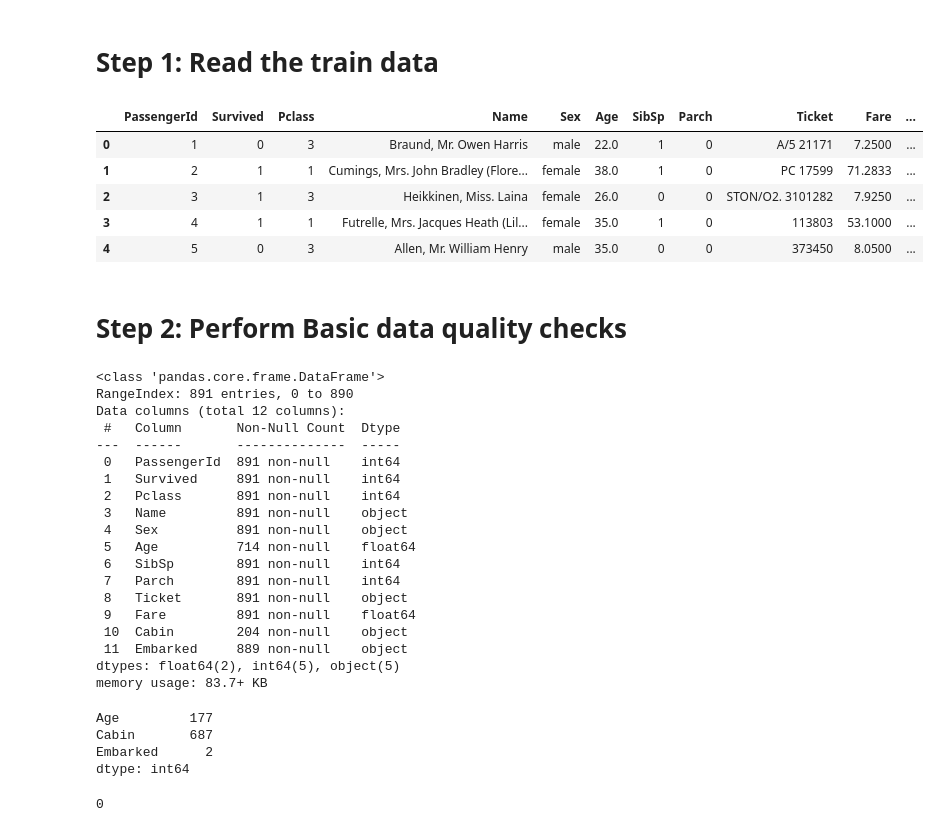
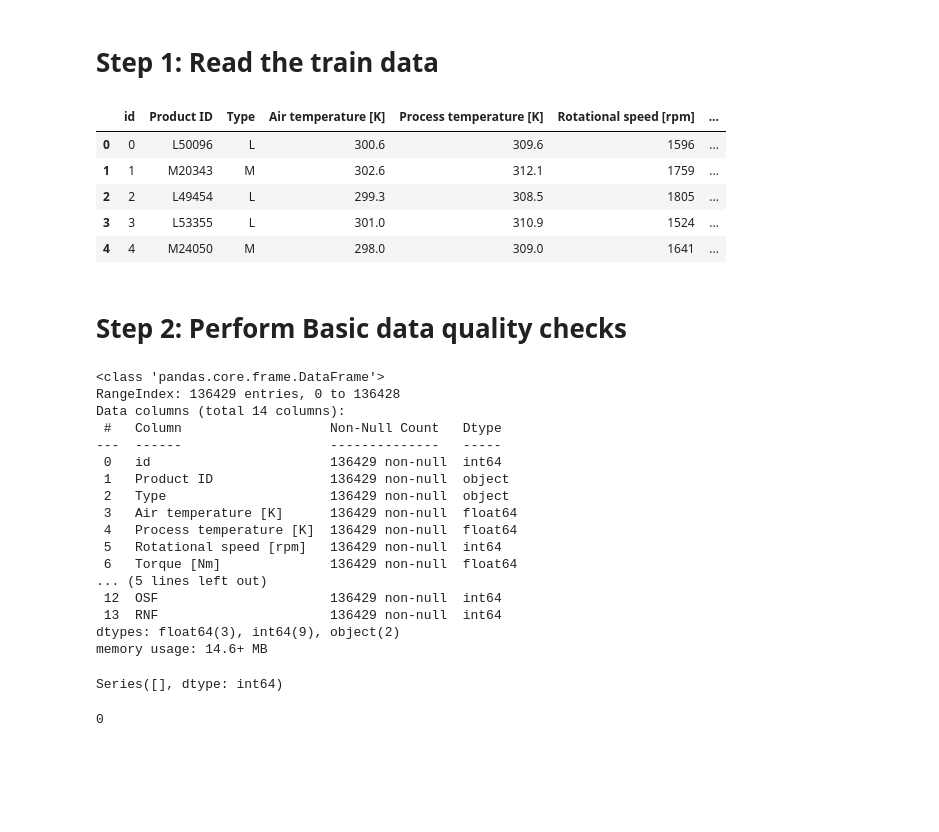
Before and after one commit to varmapriya/Machine-Learning, a Jupyter notebook: Classification Project/Classification.ipynb, the cells around one changed output. Saved outputs shown, nothing was run; the diff lists cells and outputs as text; code cells hidden in the pictures; blank space fills up the shorter version.

```diff
--- a/Classification Project/Classification.ipynb
+++ b/Classification Project/Classification.ipynb
@@ -11,47 +5,42 @@ filterwarnings('ignore')
 # Step 1: Read the train data
 # %%
 import pandas as pd
-df = pd.read_csv('train_titanic.csv')
+df = pd.read_csv('train.csv')
 df.head()
 # %% [output]
-|  | PassengerId | Survived | Pclass | Name | Sex | Age | SibSp | Parch | Ticket | Fare | ... |
-| 0 | 1 | 0 | 3 | Braund, Mr. Owen Harris | male | 22.0 | 1 | 0 | A/5 21171 | 7.2500 | ... |
-| 1 | 2 | 1 | 1 | Cumings, Mrs. John Bradley (Flore... | female | 38.0 | 1 | 0 | PC 17599 | 71.2833 | ... |
-| 2 | 3 | 1 | 3 | Heikkinen, Miss. Laina | female | 26.0 | 0 | 0 | STON/O2. 3101282 | 7.9250 | ... |
-| 3 | 4 | 1 | 1 | Futrelle, Mrs. Jacques Heath (Lil... | female | 35.0 | 1 | 0 | 113803 | 53.1000 | ... |
-| 4 | 5 | 0 | 3 | Allen, Mr. William Henry | male | 35.0 | 0 | 0 | 373450 | 8.0500 | ... |
+|  | id | Product ID | Type | Air temperature [K] | Process temperature [K] | Rotational speed [rpm] | ... |
+| 0 | 0 | L50096 | L | 300.6 | 309.6 | 1596 | ... |
+| 1 | 1 | M20343 | M | 302.6 | 312.1 | 1759 | ... |
+| 2 | 2 | L49454 | L | 299.3 | 308.5 | 1805 | ... |
+| 3 | 3 | L53355 | L | 301.0 | 310.9 | 1524 | ... |
+| 4 | 4 | M24050 | M | 298.0 | 309.0 | 1641 | ... |
 # %% [markdown]
 # Step 2: Perform Basic data quality checks
 # %%
 df.info()
 # %% [output]
 <class 'pandas.core.frame.DataFrame'>
-RangeIndex: 891 entries, 0 to 890
-Data columns (total 12 columns):
- #   Column       Non-Null Count  Dtype
----  ------       --------------  -----
- 0   PassengerId  891 non-null    int64
- 1   Survived     891 non-null    int64
- 2   Pclass       891 non-null    int64
- 3   Name         891 non-null    object
- 4   Sex          891 non-null    object
- 5   Age          714 non-null    float64
- 6   SibSp        891 non-null    int64
- 7   Parch        891 non-null    int64
- 8   Ticket       891 non-null    object
- 9   Fare         891 non-null    float64
- 10  Cabin        204 non-null    object
- 11  Embarked     889 non-null    object
-dtypes: float64(2), int64(5), object(5)
-memory usage: 83.7+ KB
+RangeIndex: 136429 entries, 0 to 136428
+Data columns (total 14 columns):
+ #   Column                   Non-Null Count   Dtype
+---  ------                   --------------   -----
+ 0   id                       136429 non-null  int64
+ 1   Product ID               136429 non-null  object
+ 2   Type                     136429 non-null  object
+ 3   Air temperature [K]      136429 non-null  float64
+ 4   Process temperature [K]  136429 non-null  float64
+ 5   Rotational speed [rpm]   136429 non-null  int64
+ 6   Torque [Nm]              136429 non-null  float64
+... (5 lines left out)
+ 12  OSF                      136429 non-null  int64
+ 13  RNF                      136429 non-null  int64
+dtypes: float64(3), int64(9), object(2)
+memory usage: 14.6+ MB
 # %%
 m = df.isna().sum()
 m[m>0]
 # %% [output]
-Age         177
-Cabin       687
-Embarked      2
-dtype: int64
+Series([], dtype: int64)
 # %%
 df.duplicated().sum()
 # %% [output]
```
Also changed, not shown: parts of 58 cells of this notebook.
